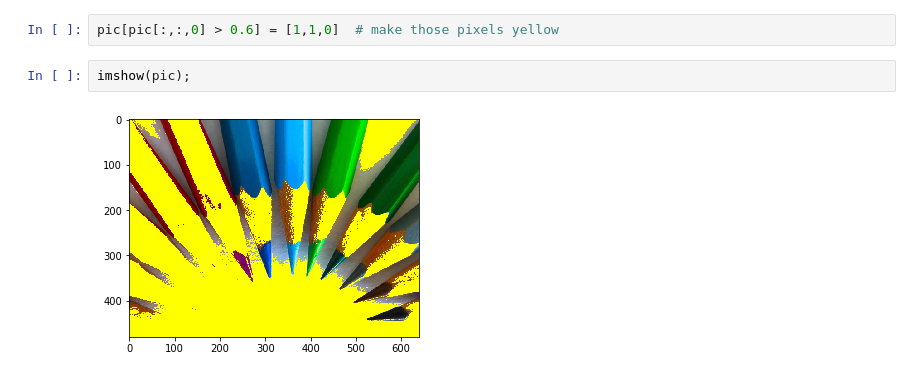
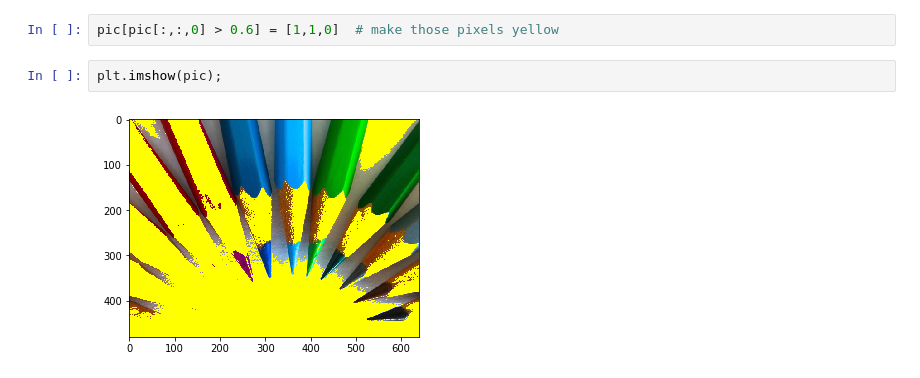
Before and after one commit to nonZero/learn-numpy, a Jupyter notebook: 030b-boolean-indexing.ipynb, the cells around one changed output. Saved outputs shown, nothing was run; the diff lists cells and outputs as text.

```diff
--- a/030b-boolean-indexing.ipynb
+++ b/030b-boolean-indexing.ipynb
@@ -155,7 +156,7 @@ np.count_nonzero(pic[:,:,0] > 0.6) # number of pixels with high RED
 165821
 # %%
 pic[pic[:,:,0] > 0.6] = [1,1,0]  # make those pixels yellow
-# %%
-imshow(pic);
-# %% [output]
-[figure, removed]
+# %%
+plt.imshow(pic);
+# %% [output]
+[figure, added]
```
Also changed, not shown: parts of 11 cells of this notebook.
